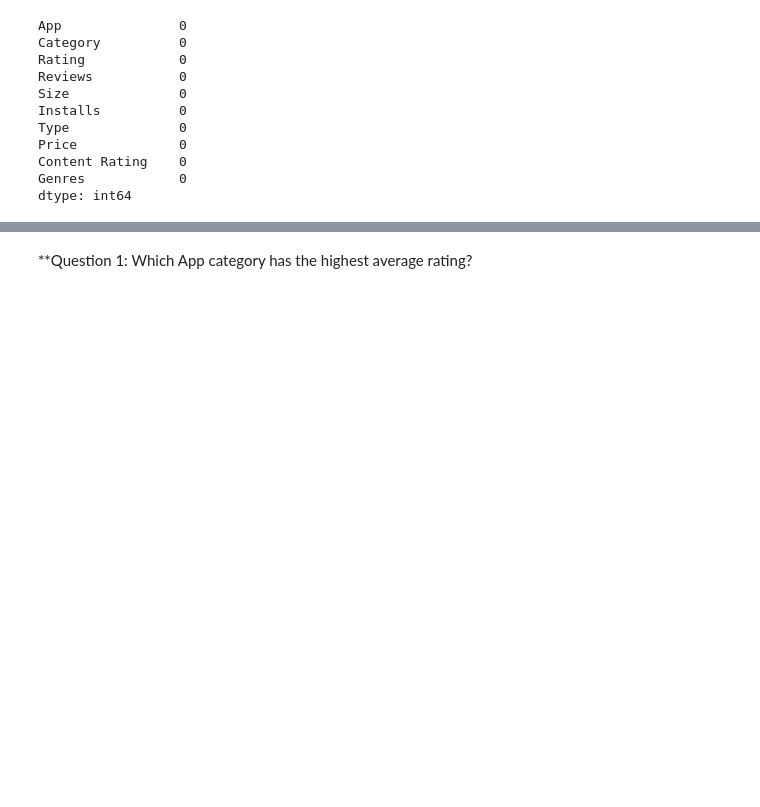
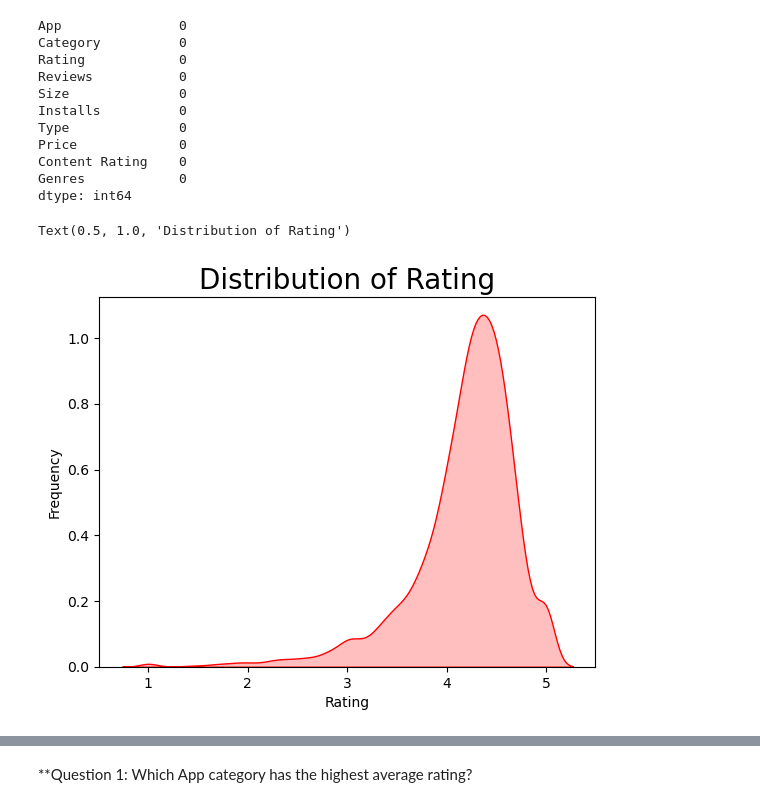
Before and after one commit to Tanya-Qader/google-play-store-project, a Jupyter notebook: Google_Playstore_Cleaning.ipynb, the cells around one changed output, grey strips where cells are left out. Saved outputs shown, nothing was run; the diff lists cells and outputs as text; code cells hidden in the pictures; blank space fills up the shorter version.

```diff
--- a/Google_Playstore_Cleaning.ipynb
+++ b/Google_Playstore_Cleaning.ipynb
@@ -178,3 +195,12 @@ Price             0
 Content Rating    0
 Genres            0
 dtype: int64
+# %%
+# Frequency plot of different ratings.
+g = sns.kdeplot(Googleplay_data_cleaned.Rating, color="Red", shade = True)
+g.set_xlabel("Rating")
+g.set_ylabel("Frequency")
+plt.title('Distribution of Rating',size = 20)
+# %% [output]
+Text(0.5, 1.0, 'Distribution of Rating')
+[figure, added]
```
Also changed, not shown: parts of 17 cells of this notebook, 6 other files.
